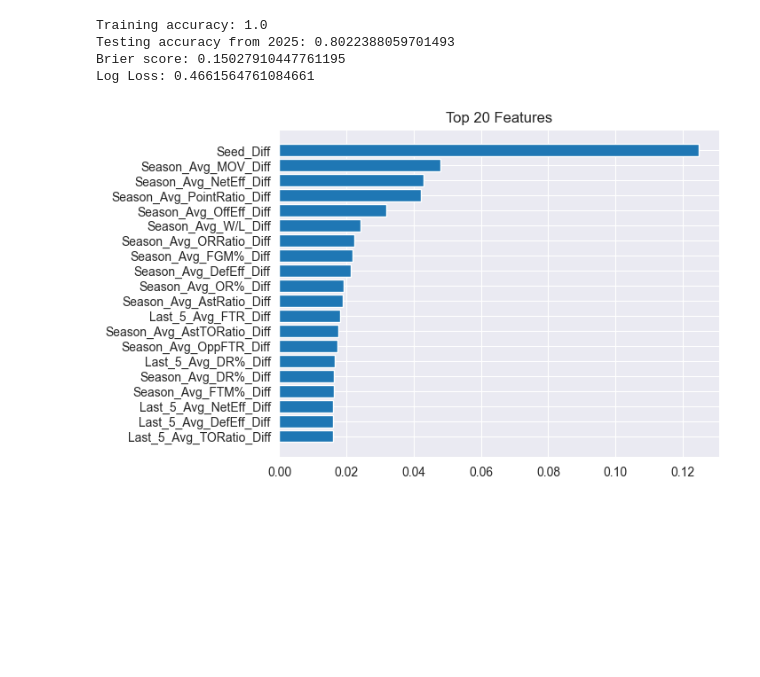
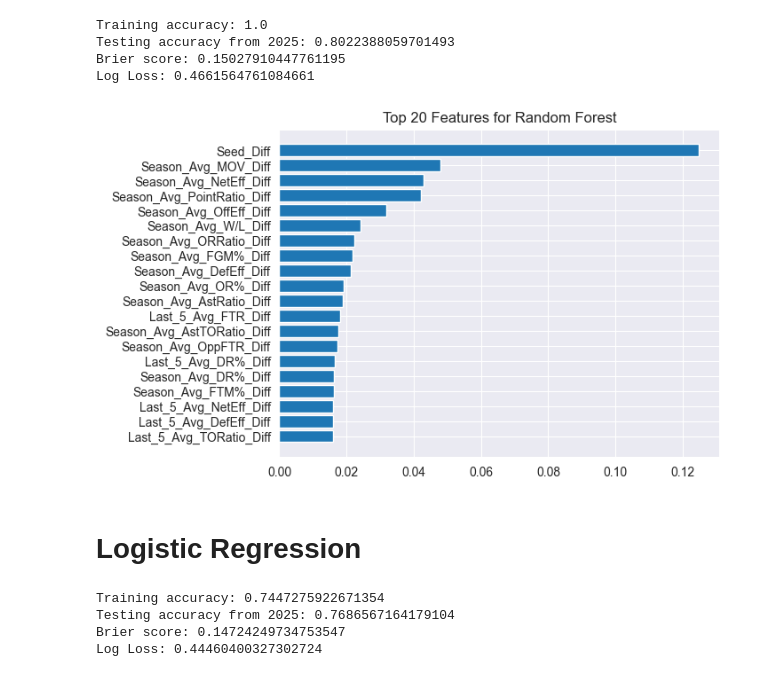
Before and after one commit to tkjonesy/March-Madness-Machine-Learning, a Jupyter notebook: March-Madness-2026.ipynb, the cells around one changed output. Cells and saved outputs as stored; diff of their text form; code cells hidden in the pictures; blank space fills up the shorter version.

Commit message:
Added logistic regression

```diff
--- a/March-Madness-2026.ipynb
+++ b/March-Madness-2026.ipynb
@@ -295,6 +292,7 @@ tourneyInput = splitHistTournamentData(compactTourn)
 # Prepare input data with target
 tourneyFinal = calculateDifferenceHistTourn(tourneyInput, finalAvgFeatures)
 finalFeatures = list(tourneyFinal.drop(columns=['Season', 'Team1', 'Team2', 'Result']).columns)
+finalFeaturesNP = np.array(finalFeatures)
 
 # Setup train and test sets
 XTrain, XTest, YTrain, YTest = trainTestSplit(tourneyFinal, 2025)
@@ -322,11 +320,27 @@ Testing accuracy from 2025: 0.8022388059701493
 Brier score: 0.15027910447761195
 Log Loss: 0.4661564761084661
 # %%
-finalFeatures = np.array(finalFeatures)
 importances = forest.feature_importances_
 indices = importances.argsort()
-plt.barh(finalFeatures[indices][-20:], importances[indices][-20:])
-plt.title('Top 20 Features')
+plt.barh(finalFeaturesNP[indices][-20:], importances[indices][-20:])
+plt.title('Top 20 Features for Random Forest')
 plt.show()
 # %% [output]
-[figure, old version]
+[figure, new version]
+# %% [markdown]
+# Logistic Regression
+# %%
+# Train logistic regression
+LR = LogisticRegression(
+    random_state=42
+)
+LR.fit(XTrain, YTrain)
+print(f'Training accuracy: {LR.score(XTrain, YTrain)}')
+print(f'Testing accuracy from {TEST_YEAR}: {LR.score(XTest, YTest)}')
+print(f'Brier score: {brier_score_loss(YTest, LR.predict_proba(XTest)[:, 1])}')
+print(f'Log Loss: {log_loss(YTest, LR.predict_proba(XTest))}')
+# %% [output]
+Training accuracy: 0.7447275922671354
+Testing accuracy from 2025: 0.7686567164179104
+Brier score: 0.14724249734753547
+Log Loss: 0.44460400327302724
```
Also changed, not shown: parts of 2 cells of this notebook.
